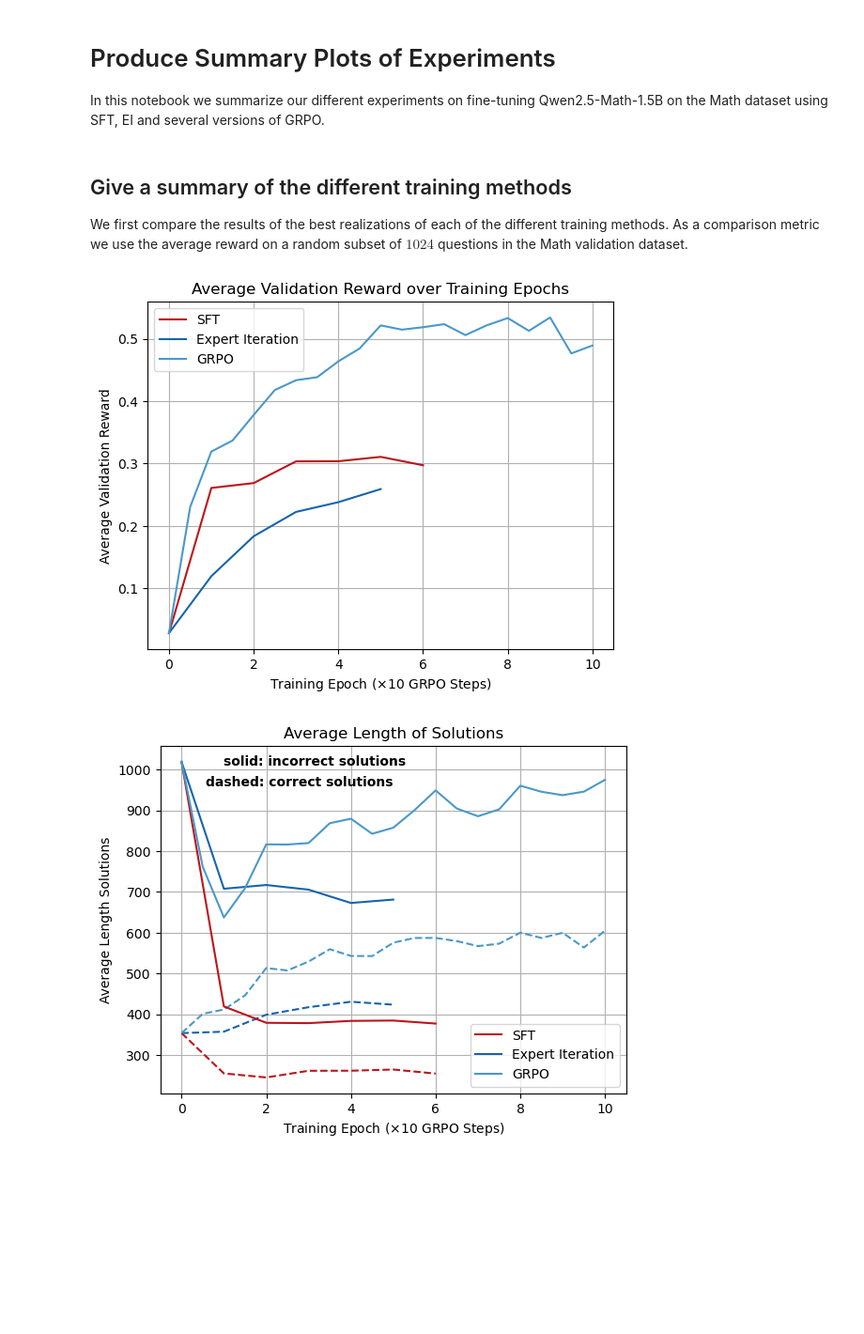
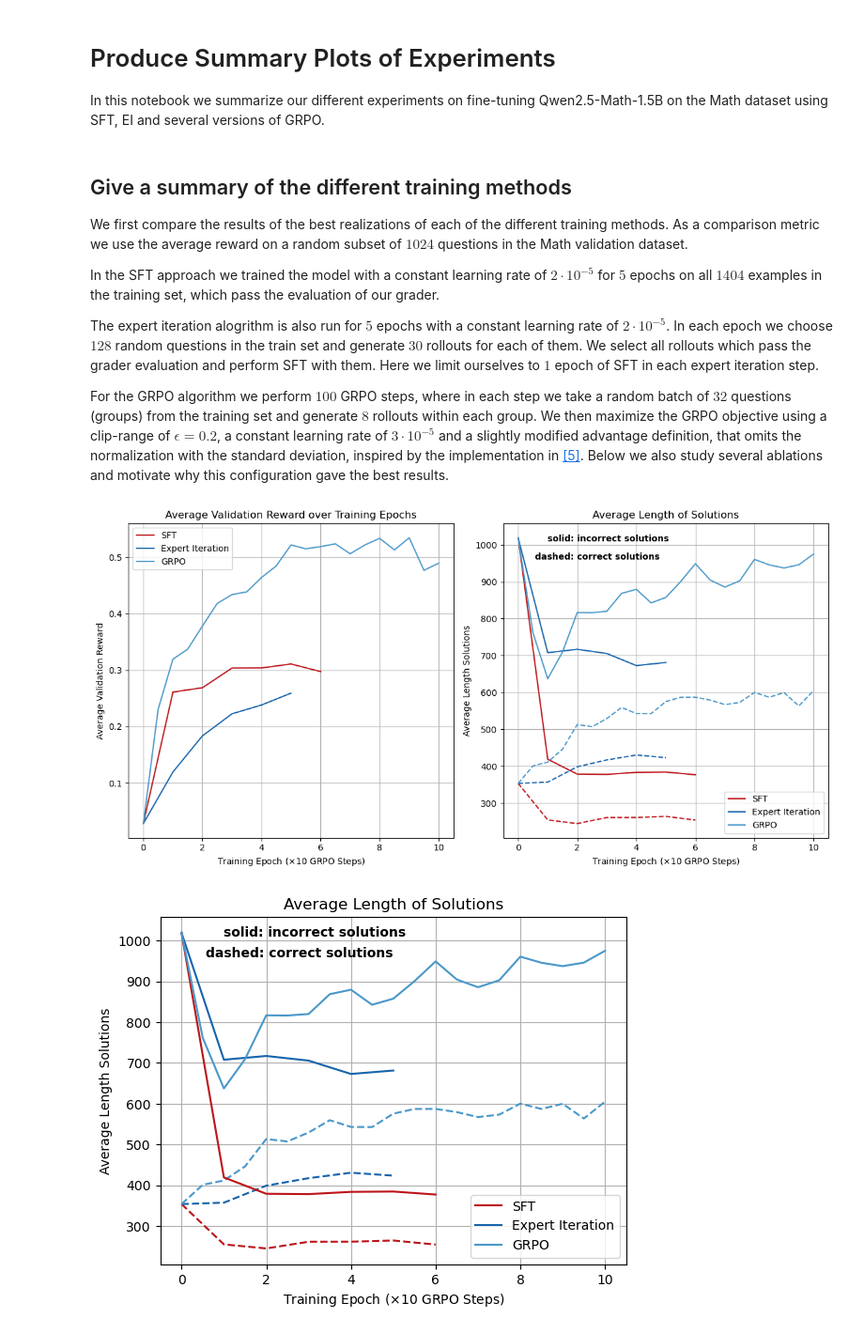
Before and after one commit to maxruhdorfer/Reasoning-Finetuning-SFT-EI-GRPO, a Jupyter notebook: plots.ipynb, the cells around one changed output. Shown at 94% size. Drawn from its saved outputs; the diff is of its cells as text; code cells hidden in the pictures; blank space fills up the shorter version.

Commit message:
Add grpo and update readme

```diff
--- a/plots.ipynb
+++ b/plots.ipynb
@@ -15,31 +15,58 @@ colorsR = [plt.cm.Reds(0.8),  plt.cm.Reds(0.6),plt.cm.Reds(0.4)]
 ## Give a summary of the different training methods
 
 We first compare the results of the best realizations of each of the different training methods. As a comparison metric we use the average reward on a random subset of $1024$ questions in the Math validation dataset.
+
+In the SFT approach we trained the model with a constant learning rate of $2\cdot 10^{-5}$ for $5$ epochs on all $1404$ examples in the training set, which pass the evaluation of our grader.
+
+The expert iteration alogrithm is also run for $5$ epochs with a constant learning rate of $2\cdot 10^{-5}$. In each epoch we choose $128$ random questions in the train set and generate $30$ rollouts for each of them. We select all rollouts which pass the grader evaluation and perform SFT with them. Here we limit ourselves to $1$ epoch of SFT in each expert iteration step.
+
+For the GRPO algorithm we perform $100$ GRPO steps, where in each step we take a random batch of $32$ questions (groups) from the training set and generate $8$ rollouts within each group. We then maximize the GRPO objective using a clip-range of $\epsilon = 0.2$, a constant learning rate of $3\cdot 10^{-5}$ and a slightly modified advantage definition, that omits the normalization with the standard deviation, inspired by the implementation in [[5]](#-references). Below we also study several ablations and motivate why this configuration gave the best results.
 # %%
 def load_json(file):
     with open(file, 'r') as f:
         data = json.load(f)
     return data
 
 sft_filt = load_json('logs/sft_exp_filt/eval_log.json')
 exi_128_30 = pd.read_csv('logs/exi_exp_128_30/exi_exp_128_30_data.csv')
 grpo = load_json('logs/grpo_clip_wostdNorm_woLenNorm_LR_3em5/eval_log.json')
 zero_shot = [sft_filt[0]['eval/reward_total']]
 zero_incorrect = [sft_filt[0]['eval/incorrect_length']]
 zero_correct = [sft_filt[0]['eval/correct_length']]
 
+fig = plt.figure(figsize=(12, 6))
+plt.subplot(1,2,1)
+
 plt.plot([sft_filt[i]['eval/reward_total'] for i in range(len(sft_filt))], label='SFT', color=colorsR[0])
-exi_128_30 ['eval/reward_total'].plot(color=colors[0], label='Expert Iteration')
+plt.plot(exi_128_30['eval/reward_total'].to_numpy(),color=colors[0], label='Expert Iteration')
 plt.plot(np.arange(0,10.5,0.5),zero_shot+[grpo[i]['eval/reward_total'] for i in range(len(grpo))], label='GRPO', color=colors[1])
 plt.xlabel(r'Training Epoch ($\times 10$ GRPO Steps)')
 plt.ylabel('Average Validation Reward')
 plt.title('Average Validation Reward over Training Epochs')
 plt.grid(True)
 plt.legend()
+
+plt.subplot(1,2,2)
+plt.plot([sft_filt[i]['eval/correct_length'] for i in range(len(sft_filt))], '--', color=colorsR[0])
+plt.plot(exi_128_30['eval/correct_length'].to_numpy(), color=colors[0], ls='--')
+plt.plot(np.arange(0,10.5,0.5),zero_correct+[grpo[i]['eval/correct_length'] for i in range(len(grpo))], '--', color=colors[1])
+plt.plot([sft_filt[i]['eval/incorrect_length'] for i in range(len(sft_filt))], label='SFT', color=colorsR[0])
+plt.plot(exi_128_30 ['eval/incorrect_length'].to_numpy(), color=colors[0], label='Expert Iteration')
+plt.plot(np.arange(0,10.5,0.5),zero_incorrect+[grpo[i]['eval/incorrect_length'] for i in range(len(grpo))], label='GRPO', color=colors[1])
+plt.xlabel(r'Training Epoch ($\times 10$ GRPO Steps)')
+plt.ylabel('Average Length Solutions')
+plt.text(1, 1010, 'solid: incorrect solutions', fontweight='bold')
+plt.text(0.56, 960, 'dashed: correct solutions', fontweight='bold')
+plt.title('Average Length of Solutions')
+plt.grid(True)
+plt.legend()
+
+plt.tight_layout()
+
 plt.savefig('./Figs/Average_Validation.png', dpi=300, bbox_inches="tight")
 plt.show()
 # %% [output]
-[figure, old version]
+[figure, new version]
 # %%
 plt.plot([sft_filt[i]['eval/correct_length'] for i in range(len(sft_filt))], '--', color=colorsR[0])
 plt.plot(exi_128_30['eval/correct_length'].to_numpy(), color=colors[0], ls='--')
```
Also changed, not shown: parts of 9 cells of this notebook, 11 other files.
